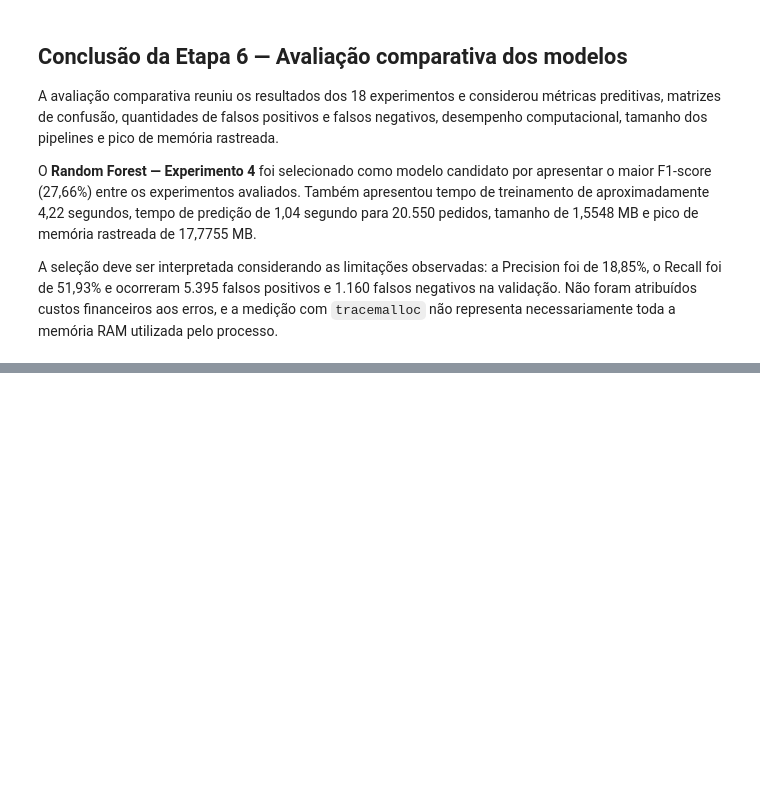
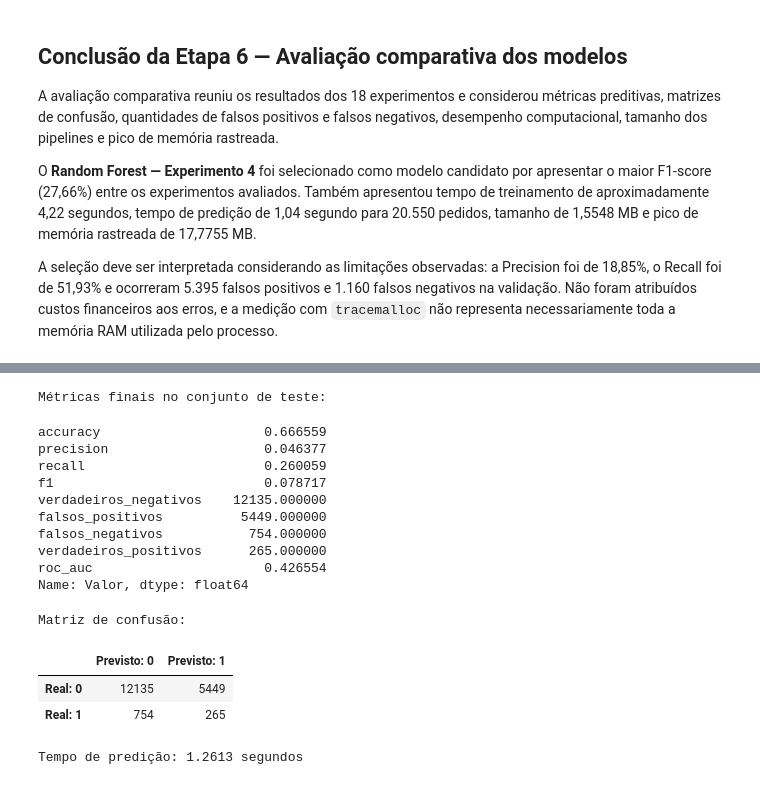
Before and after one commit to Franciane-sl/DeliveryRisk_AI, a Jupyter notebook: pipeline/notebooks/delivery_risk_analysis.ipynb, the cells around one changed output, grey strips where cells are left out. Cells and saved outputs as stored; diff of their text form; code cells hidden in the pictures; blank space fills up the shorter version.

```diff
--- a/pipeline/notebooks/delivery_risk_analysis.ipynb
+++ b/pipeline/notebooks/delivery_risk_analysis.ipynb
@@ -3134,0 +3220,45 @@ A seleção deve ser interpretada considerando as limitações observadas: a Pre
+# %%
+
+y_predito_teste, probabilidades_teste, tempo_predicao_teste = (
+    prever_modelo(
+        pipeline_candidato,
+        X_test
+    )
+)
+
+metricas_teste, matriz_confusao_teste = avaliar_classificacao(
+    y_real=y_test,
+    y_predito=y_predito_teste,
+    probabilidades=probabilidades_teste,
+)
+
+print("Métricas finais no conjunto de teste:")
+display(pd.Series(metricas_teste, name="Valor"))
+
+print("\nMatriz de confusão:")
+display(
+    pd.DataFrame(
+        matriz_confusao_teste,
+        index=["Real: 0", "Real: 1"],
+        columns=["Previsto: 0", "Previsto: 1"],
+    )
+)
+
+print(f"\nTempo de predição: {tempo_predicao_teste:.4f} segundos")
+# %% [output]
+Métricas finais no conjunto de teste:
+accuracy                     0.666559
+precision                    0.046377
+recall                       0.260059
+f1                           0.078717
+verdadeiros_negativos    12135.000000
+falsos_positivos          5449.000000
+falsos_negativos           754.000000
+verdadeiros_positivos      265.000000
+roc_auc                      0.426554
+Name: Valor, dtype: float64
+Matriz de confusão:
+|  | Previsto: 0 | Previsto: 1 |
+| Real: 0 | 12135 | 5449 |
+| Real: 1 | 754 | 265 |
+Tempo de predição: 1.2613 segundos
```
Also changed, not shown: parts of 35 cells of this notebook.
